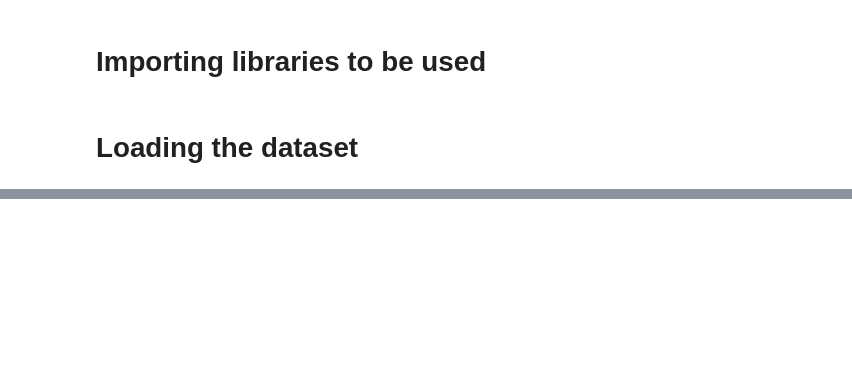
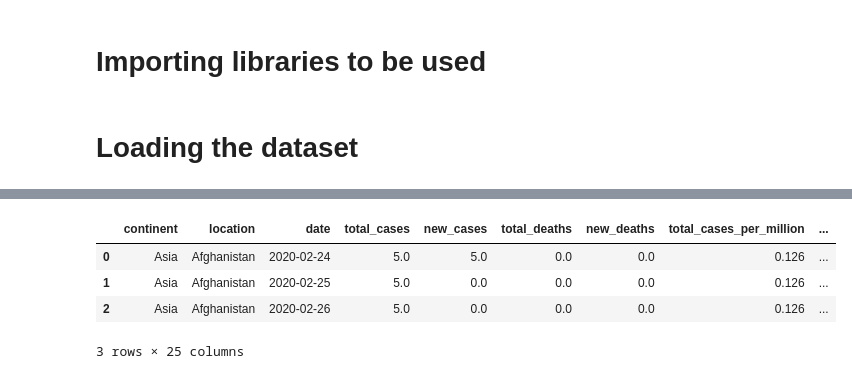
Before and after one commit to Ruthmwaura/Moringa-Project-WK5, a Jupyter notebook: owid_covid_data.ipynb, the cells around one changed output, grey strips where cells are left out. Cells and saved outputs as stored; diff of their text form; code cells hidden in the pictures; blank space fills up the shorter version.

Commit message:
dropping columns

```diff
--- a/owid_covid_data.ipynb
+++ b/owid_covid_data.ipynb
@@ -115,0 +125,11 @@ data.head()
+# %%
+#dropping columns
+#the columns are  Irrelevant to our analysis
+data.drop(['iso_code','aged_65_older','new_deaths_smoothed','new_cases_smoothed','new_cases_smoothed_per_million','new_deaths_smoothed_per_million','new_tests_smoothed','new_tests_smoothed_per_thousand','new_vaccinations_smoothed','new_vaccinations_smoothed_per_million','new_people_vaccinated_smoothed','new_people_vaccinated_smoothed_per_hundred','aged_70_older','icu_patients','icu_patients_per_million','hosp_patients','hosp_patients_per_million','weekly_icu_admissions','weekly_icu_admissions_per_million','weekly_hosp_admissions','weekly_hosp_admissions_per_million','new_tests','total_tests','total_tests_per_thousand','new_tests_per_thousand','positive_rate','tests_per_case','tests_units','median_age','extreme_poverty','cardiovasc_death_rate','diabetes_prevalence','female_smokers','male_smokers','handwashing_facilities','hospital_beds_per_thousand','life_expectancy','human_development_index','excess_mortality_cumulative_absolute','excess_mortality_cumulative','excess_mortality','excess_mortality_cumulative_per_million'], axis = 1, inplace = True)
+data.head(3)
+# %% [output]
+|  | continent | location | date | total_cases | new_cases | total_deaths | new_deaths | total_cases_per_million | ... |
+| 0 | Asia | Afghanistan | 2020-02-24 | 5.0 | 5.0 | 0.0 | 0.0 | 0.126 | ... |
+| 1 | Asia | Afghanistan | 2020-02-25 | 5.0 | 0.0 | 0.0 | 0.0 | 0.126 | ... |
+| 2 | Asia | Afghanistan | 2020-02-26 | 5.0 | 0.0 | 0.0 | 0.0 | 0.126 | ... |
+3 rows × 25 columns
```
Also changed, not shown: parts of 9 cells of this notebook.
